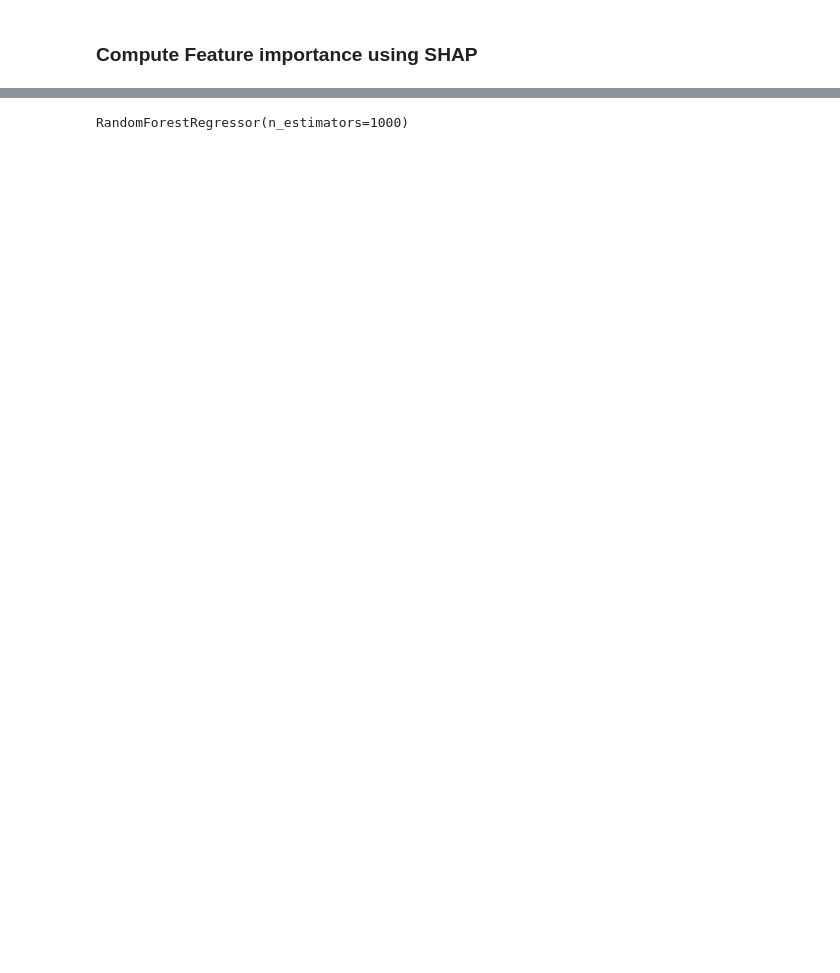
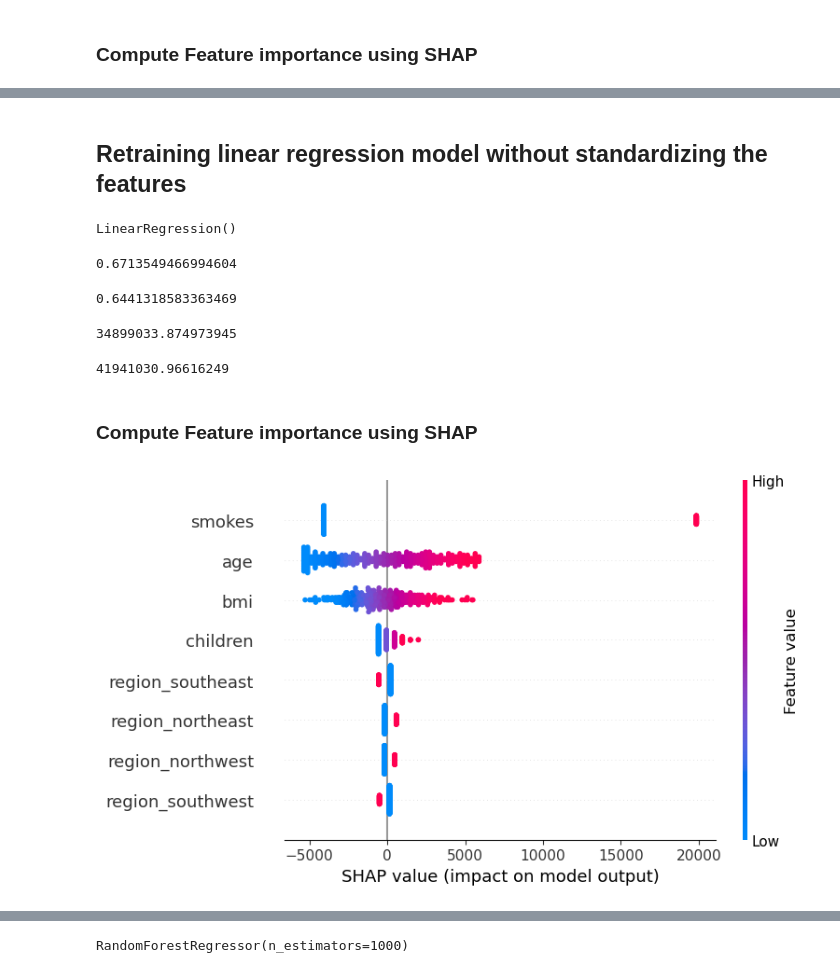
Before and after one commit to vanikanoria/Explaining-Medical-Insurance-Price-Prediction-Models, a Jupyter notebook: Medical Insurance Price Prediction.ipynb, the cells around one changed output, grey strips where cells are left out. Saved outputs shown, nothing was run; the diff lists cells and outputs as text; code cells hidden in the pictures; blank space fills up the shorter version.

```diff
--- a/Medical Insurance Price Prediction.ipynb
+++ b/Medical Insurance Price Prediction.ipynb
@@ -276,0 +293,3 @@ from sklearn.model_selection import train_test_split
+# %%
+df_standardized = df_standardized.dropna()
+df_standardized
@@ -326,0 +375,6 @@ shap.summary_plot(shap_values, test_x, plot_type="bar", feature_names = x.column
+# %% [markdown]
+## Retraining linear regression model without standardizing the features
+# %%
+lr.fit(train_x, train_y)
+# %% [output]
+LinearRegression()
@@ -326,0 +384,18 @@ shap.summary_plot(shap_values, test_x, plot_type="bar", feature_names = x.column
+# %%
+r2_score(train_pred, train_y)
+# %% [output]
+0.6713549466994604
+# %%
+r2_score(test_pred, test_y)
+# %% [output]
+0.6441318583363469
+# %%
+mean_squared_error(train_pred, train_y)
+# %% [output]
+34899033.874973945
+# %%
+mean_squared_error(test_pred, test_y)
+# %% [output]
+41941030.96616249
+# %% [markdown]
+### Compute Feature importance using SHAP
@@ -326,0 +405,4 @@ shap.summary_plot(shap_values, test_x, plot_type="bar", feature_names = x.column
+# %%
+shap.summary_plot(shap_values, test_x, feature_names=train_x.columns)
+# %% [output]
+[figure, added]
```
Also changed, not shown: parts of 66 cells of this notebook.
